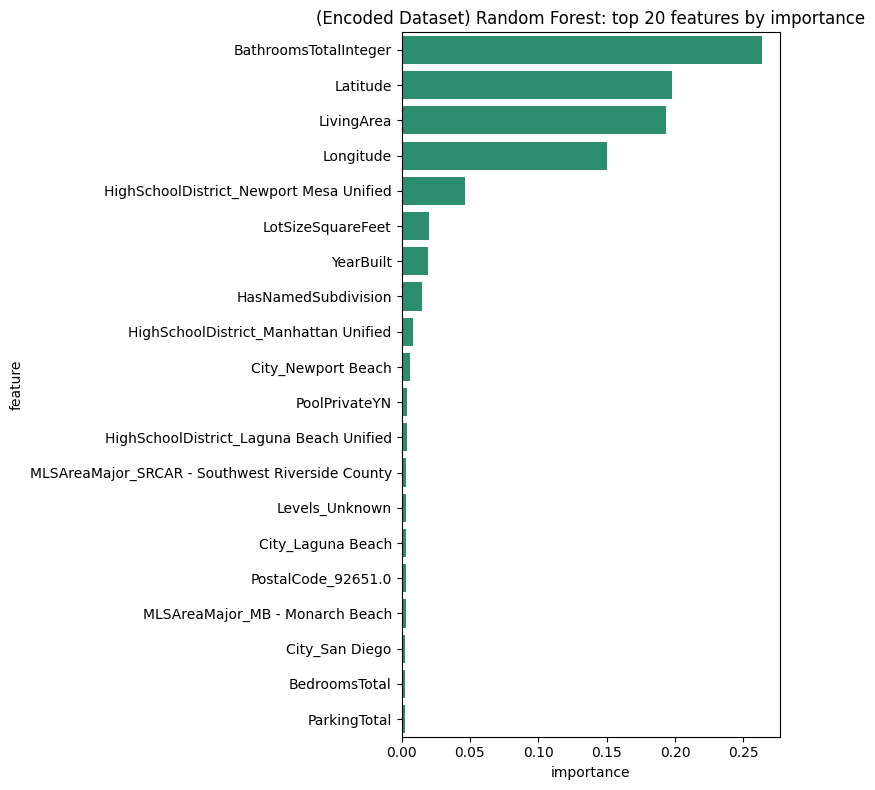
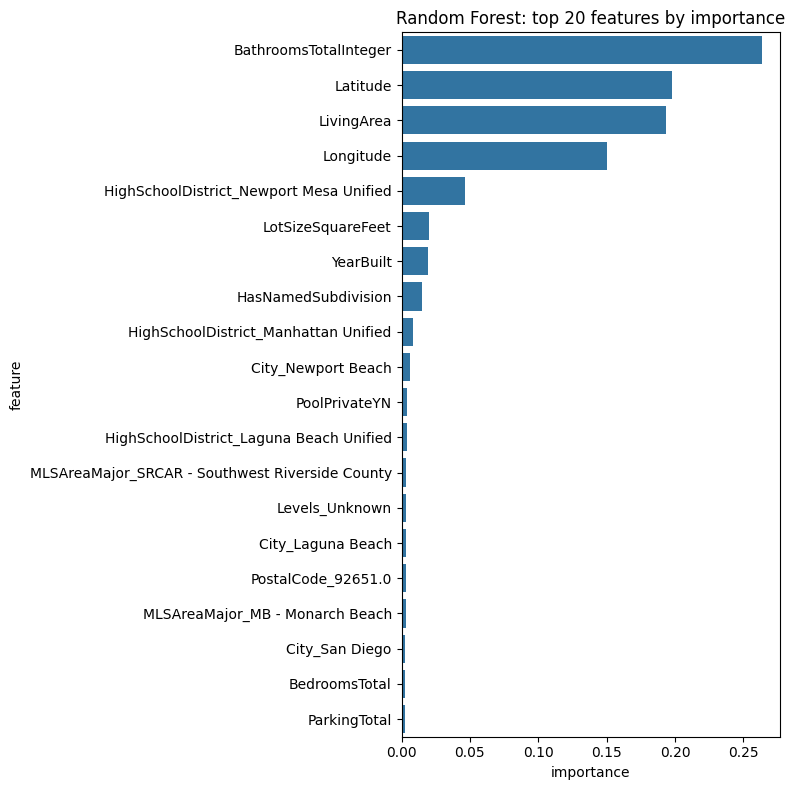
Unified diff of the notebook cell whose output changed from the first chart to the second:
--- before
+++ after
@@ -6,5 +6,5 @@
 top20 = importance_df.head(20)
 fig, ax = plt.subplots(figsize=(8, 8))
-sns.barplot(data=top20, y="feature", x="importance", ax=ax, color="#1D9E75")
-ax.set_title("(Encoded Dataset) Random Forest: top 20 features by importance")
-plt.tight_layout(); plt.show()
+sns.barplot(data=top20, y="feature", x="importance", ax=ax)
+ax.set_title("Random Forest: top 20 features by importance")
+plt.tight_layout()

Commit: Add 04_model_comparison.ipynb with tree-based models and feature importance report